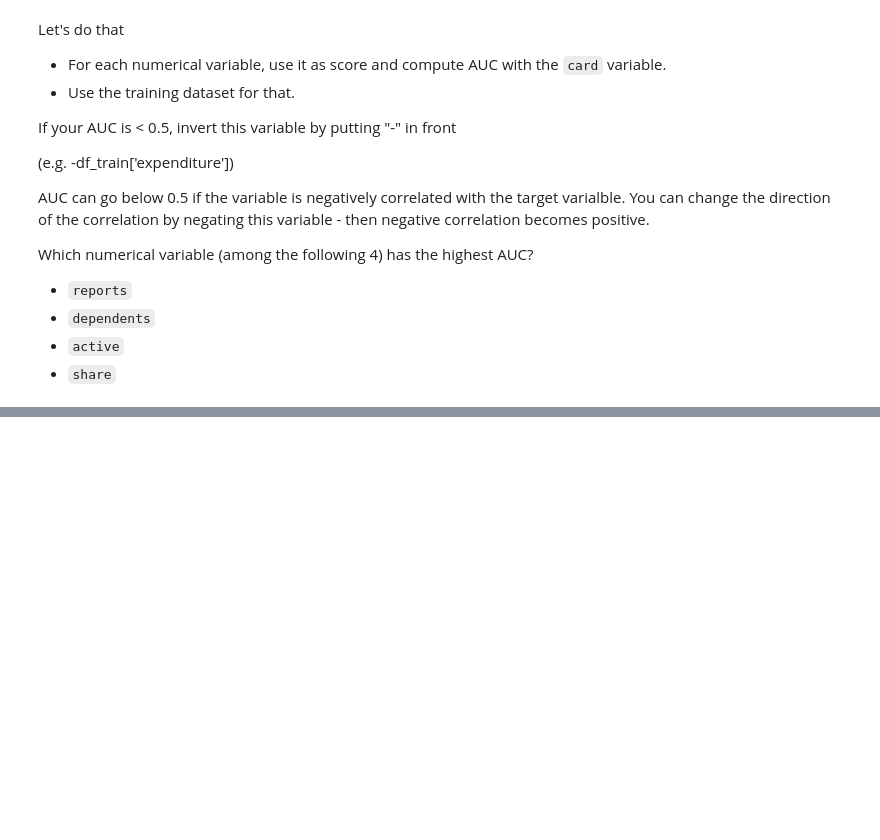
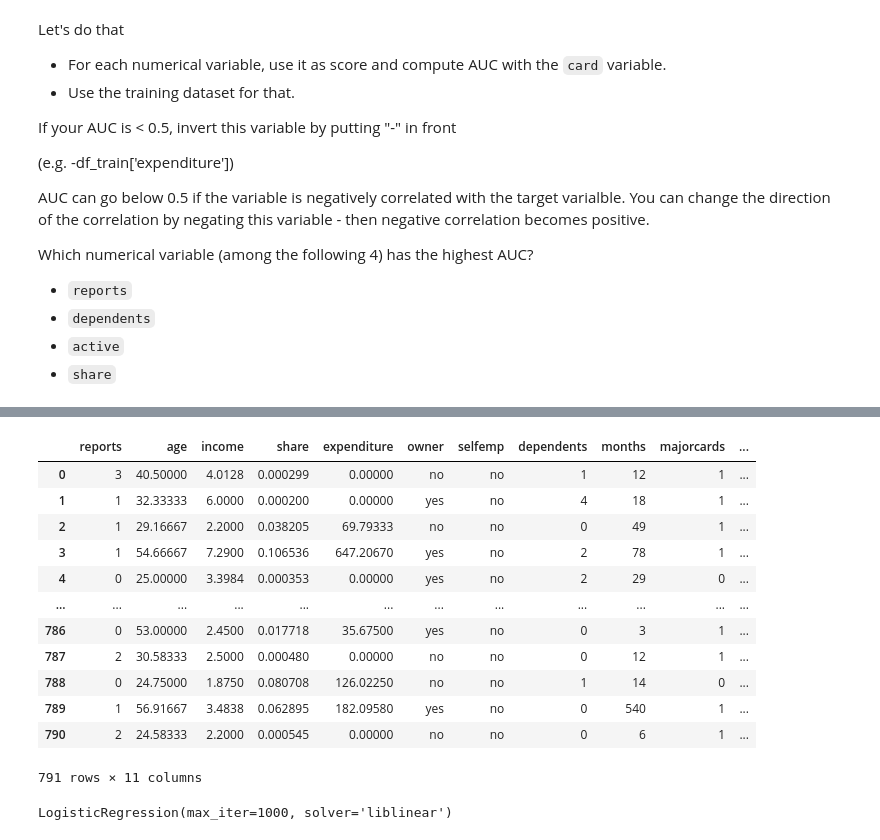
Before and after one commit to bhasarma/mlcoursezoom-camp, a Jupyter notebook: homework/HW04/homework_04.ipynb, the cells around one changed output, grey strips where cells are left out. Cells and saved outputs as stored; diff of their text form; code cells hidden in the pictures; blank space fills up the shorter version.

```diff
--- a/homework/HW04/homework_04.ipynb
+++ b/homework/HW04/homework_04.ipynb
@@ -247,0 +300,16 @@ share 0.989
+# %%
+df_train
+# %% [output]
+|  | reports | age | income | share | expenditure | owner | selfemp | dependents | months | majorcards | ... |
+| 0 | 3 | 40.50000 | 4.0128 | 0.000299 | 0.00000 | no | no | 1 | 12 | 1 | ... |
+| 1 | 1 | 32.33333 | 6.0000 | 0.000200 | 0.00000 | yes | no | 4 | 18 | 1 | ... |
+| 2 | 1 | 29.16667 | 2.2000 | 0.038205 | 69.79333 | no | no | 0 | 49 | 1 | ... |
+| 3 | 1 | 54.66667 | 7.2900 | 0.106536 | 647.20670 | yes | no | 2 | 78 | 1 | ... |
+| 4 | 0 | 25.00000 | 3.3984 | 0.000353 | 0.00000 | yes | no | 2 | 29 | 0 | ... |
+| ... | ... | ... | ... | ... | ... | ... | ... | ... | ... | ... | ... |
+| 786 | 0 | 53.00000 | 2.4500 | 0.017718 | 35.67500 | yes | no | 0 | 3 | 1 | ... |
+| 787 | 2 | 30.58333 | 2.5000 | 0.000480 | 0.00000 | no | no | 0 | 12 | 1 | ... |
+| 788 | 0 | 24.75000 | 1.8750 | 0.080708 | 126.02250 | no | no | 1 | 14 | 0 | ... |
+| 789 | 1 | 56.91667 | 3.4838 | 0.062895 | 182.09580 | yes | no | 0 | 540 | 1 | ... |
+| 790 | 2 | 24.58333 | 2.2000 | 0.000545 | 0.00000 | no | no | 0 | 6 | 1 | ... |
+791 rows × 11 columns
@@ -247,0 +325,5 @@ share 0.989
+# %%
+model= LogisticRegression(solver='liblinear', C=1.0, max_iter=1000) #why random_state not specified
+model.fit(X_train, y_train)
+# %% [output]
+LogisticRegression(max_iter=1000, solver='liblinear')
```
Also changed, not shown: parts of 35 cells of this notebook.
